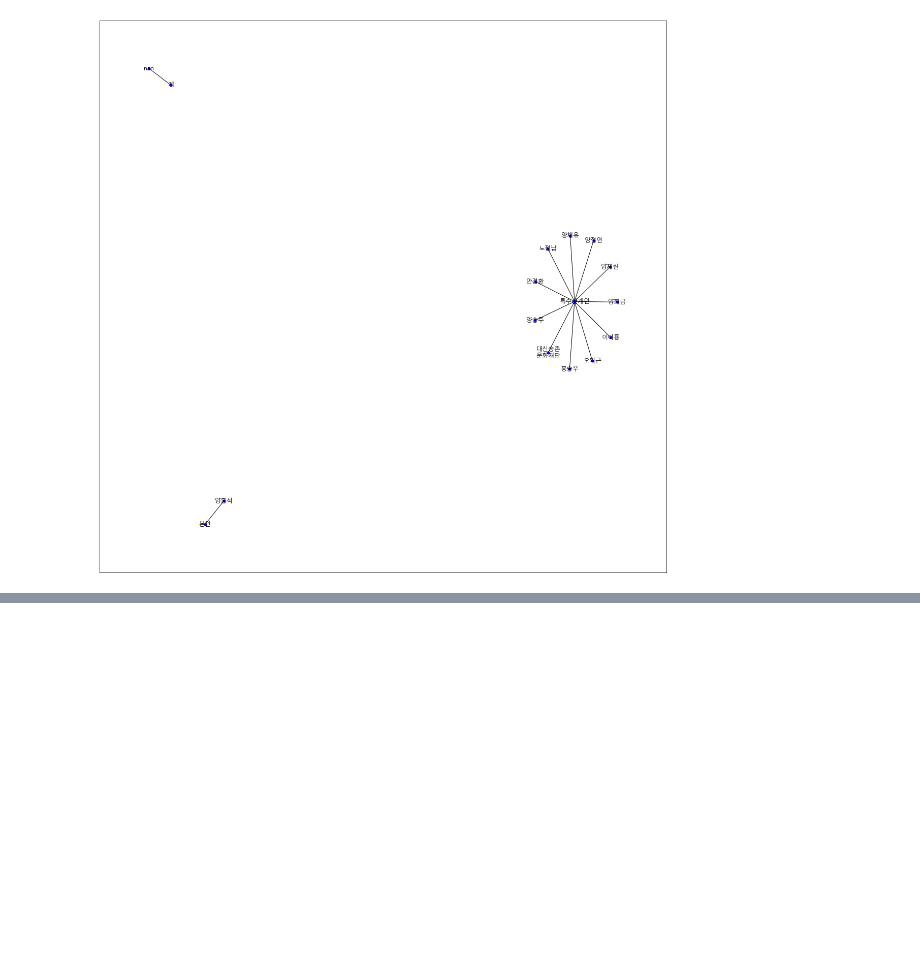
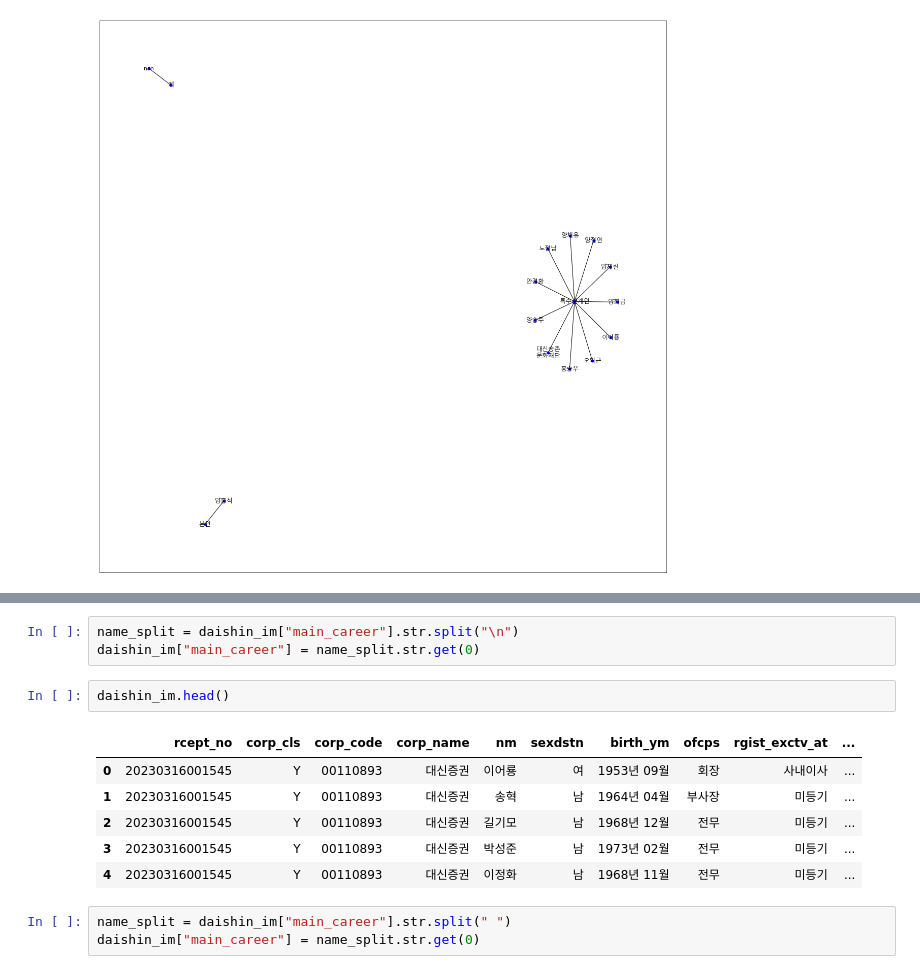
Before and after one commit to ESGcompetition/network-analysis, a Jupyter notebook: dasin.ipynb, the cells around one changed output, grey strips where cells are left out. Saved outputs shown, nothing was run; the diff lists cells and outputs as text; blank space fills up the shorter version.

```diff
--- a/dasin.ipynb
+++ b/dasin.ipynb
@@ -50,0 +61,15 @@ Graph with 16 nodes and 13 edges
+# %%
+name_split = daishin_im["main_career"].str.split("\n")
+daishin_im["main_career"] = name_split.str.get(0)
+# %%
+daishin_im.head()
+# %% [output]
+|  | rcept_no | corp_cls | corp_code | corp_name | nm | sexdstn | birth_ym | ofcps | rgist_exctv_at | ... |
+| 0 | 20230316001545 | Y | 00110893 | 대신증권 | 이어룡 | 여 | 1953년 09월 | 회장 | 사내이사 | ... |
+| 1 | 20230316001545 | Y | 00110893 | 대신증권 | 송혁 | 남 | 1964년 04월 | 부사장 | 미등기 | ... |
+| 2 | 20230316001545 | Y | 00110893 | 대신증권 | 길기모 | 남 | 1968년 12월 | 전무 | 미등기 | ... |
+| 3 | 20230316001545 | Y | 00110893 | 대신증권 | 박성준 | 남 | 1973년 02월 | 전무 | 미등기 | ... |
+| 4 | 20230316001545 | Y | 00110893 | 대신증권 | 이정화 | 남 | 1968년 11월 | 전무 | 미등기 | ... |
+# %%
+name_split = daishin_im["main_career"].str.split(" ")
+daishin_im["main_career"] = name_split.str.get(0)
```
Also changed, not shown: parts of 3 cells of this notebook, 1 other file.
